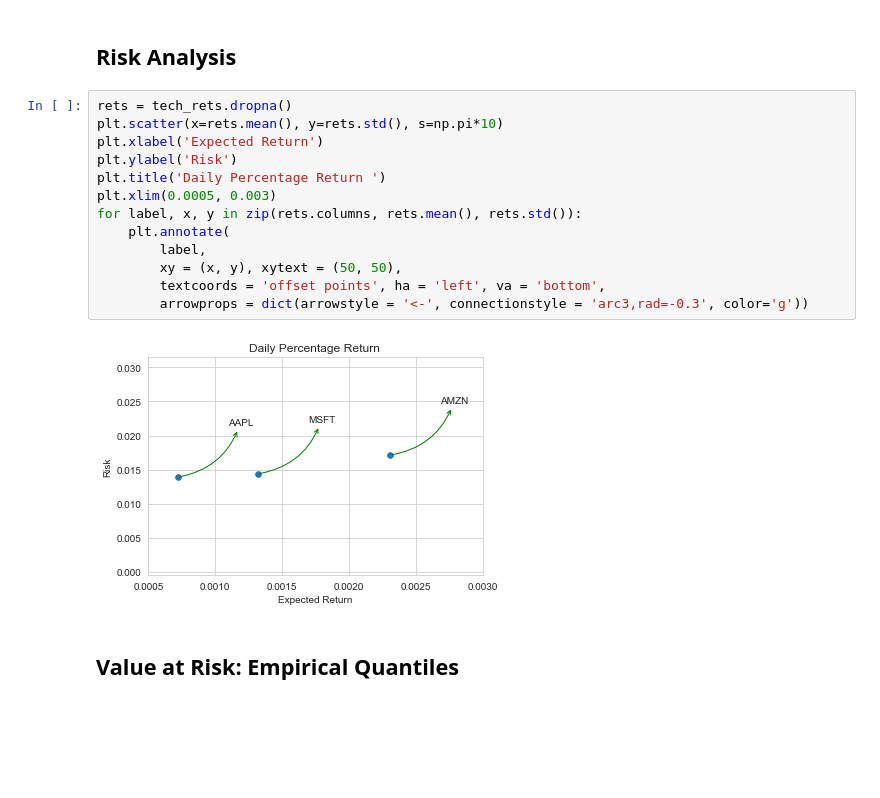
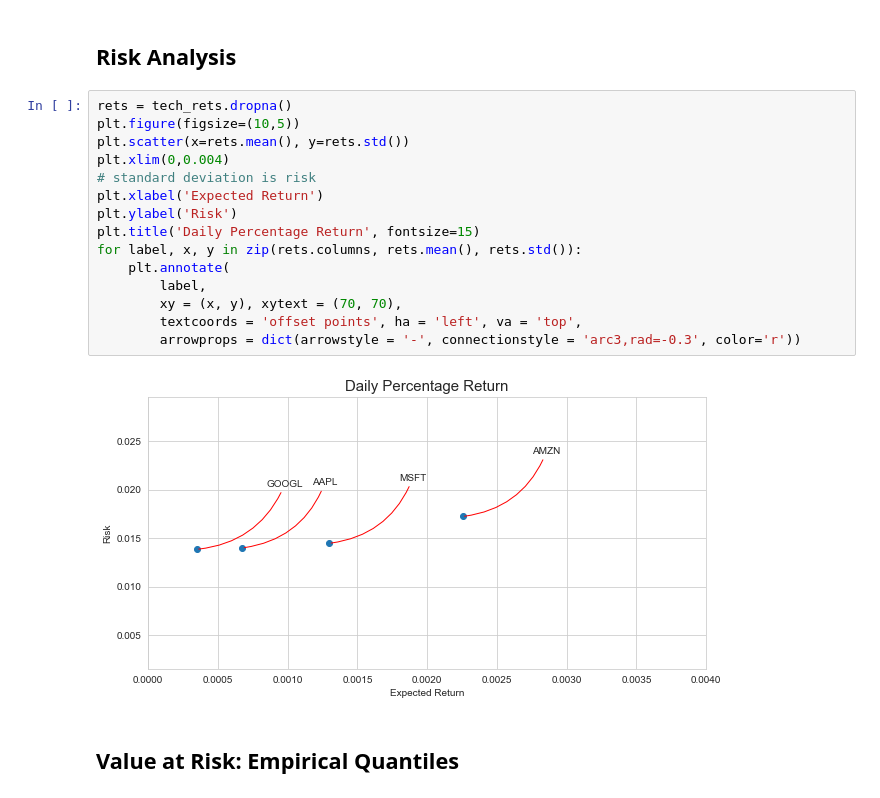
Before and after one commit to kimdang/Stock-Market-Analysis, a Jupyter notebook: Stock Market Analysis.ipynb, the cells around one changed output. Saved outputs shown, nothing was run; the diff lists cells and outputs as text; blank space fills up the shorter version.

```diff
--- a/Stock Market Analysis.ipynb
+++ b/Stock Market Analysis.ipynb
@@ -125,19 +131,21 @@ closing_df.corr(method='pearson')
 <h2> Risk Analysis </h2>
 # %%
 rets = tech_rets.dropna()
-plt.scatter(x=rets.mean(), y=rets.std(), s=np.pi*10)
+plt.figure(figsize=(10,5))
+plt.scatter(x=rets.mean(), y=rets.std())
+plt.xlim(0,0.004)
+# standard deviation is risk
 plt.xlabel('Expected Return')
 plt.ylabel('Risk')
-plt.title('Daily Percentage Return ')
-plt.xlim(0.0005, 0.003)
+plt.title('Daily Percentage Return', fontsize=15)
 for label, x, y in zip(rets.columns, rets.mean(), rets.std()):
     plt.annotate(
         label,
-        xy = (x, y), xytext = (50, 50),
-        textcoords = 'offset points', ha = 'left', va = 'bottom',
-        arrowprops = dict(arrowstyle = '<-', connectionstyle = 'arc3,rad=-0.3', color='g'))
+        xy = (x, y), xytext = (70, 70),
+        textcoords = 'offset points', ha = 'left', va = 'top',
+        arrowprops = dict(arrowstyle = '-', connectionstyle = 'arc3,rad=-0.3', color='r'))
 # %% [output]
-[figure, old version]
+[figure, new version]
 # %% [markdown]
 <h2> Value at Risk: Empirical Quantiles </h2>
 # %%
```
Also changed, not shown: parts of 27 cells of this notebook, 1 other file.
